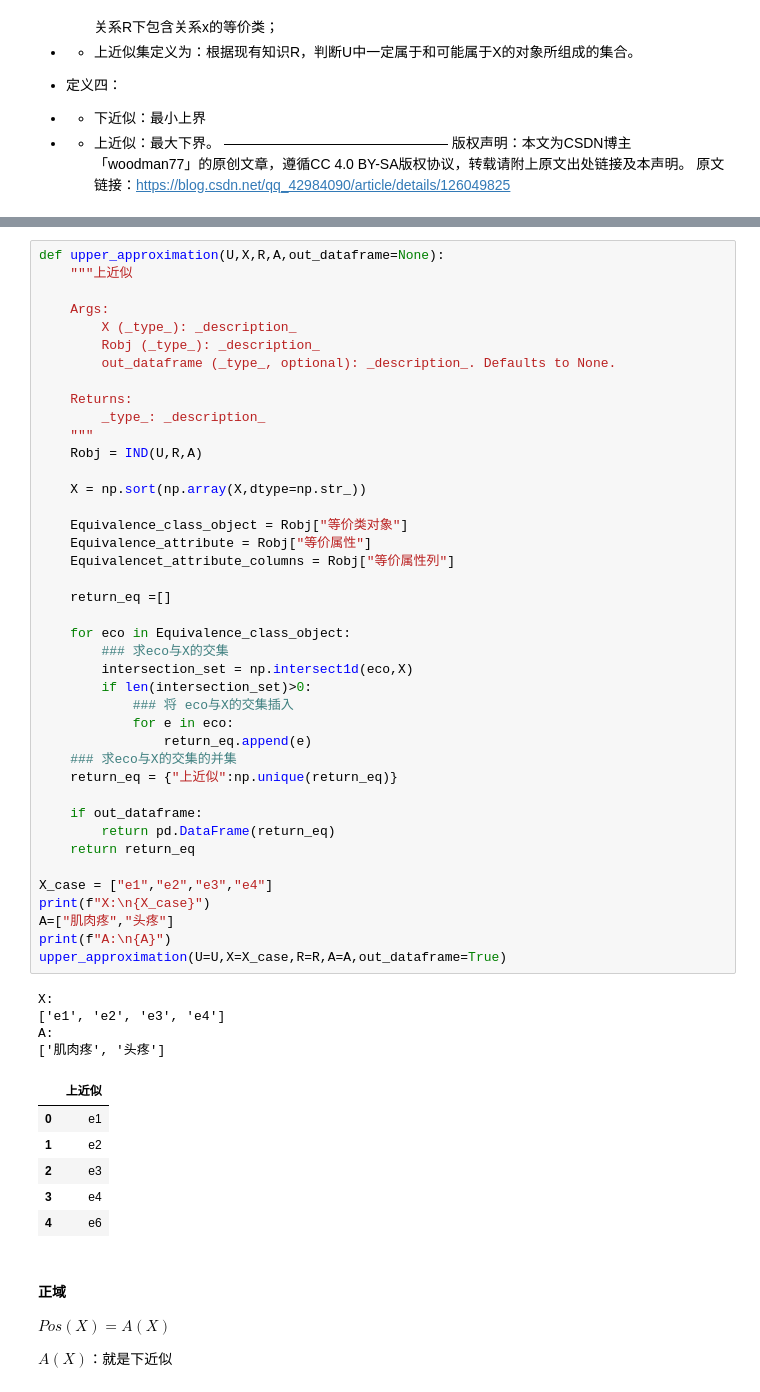
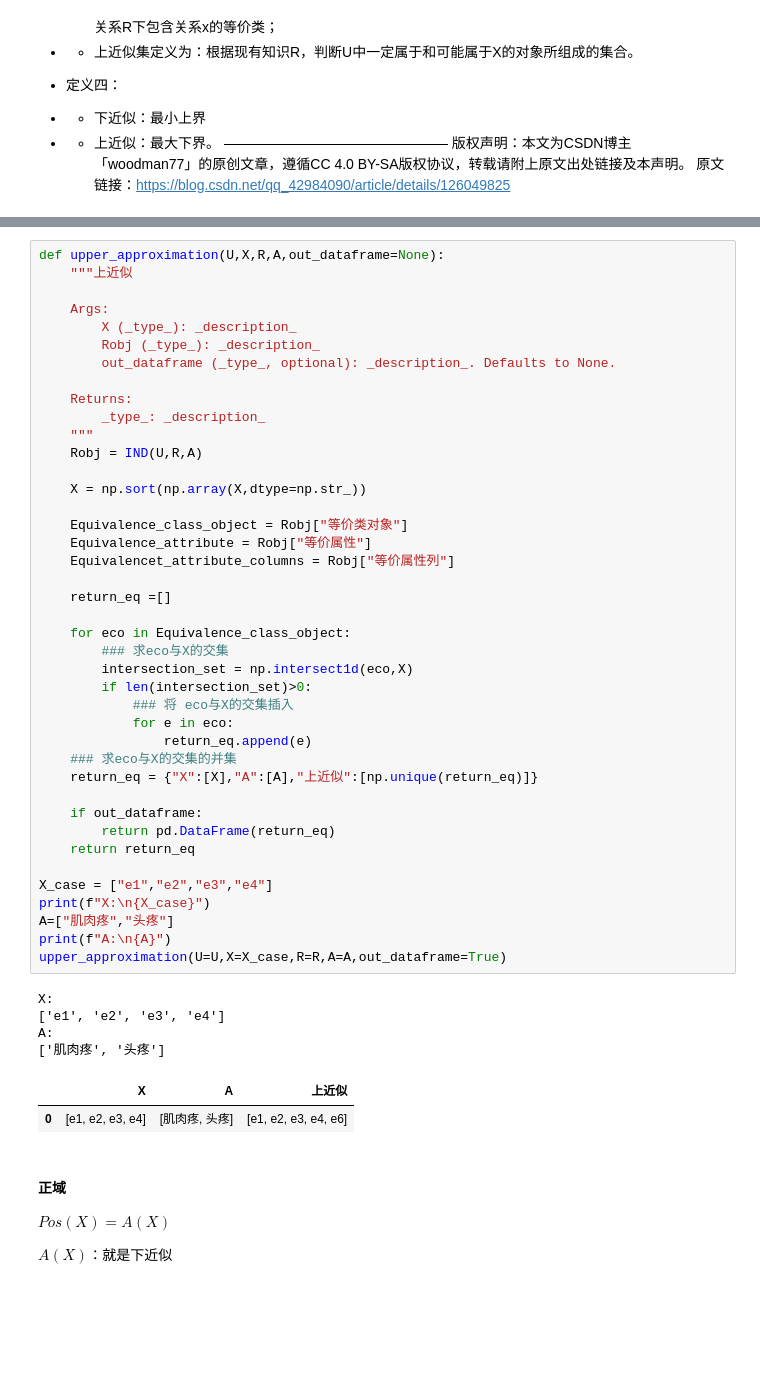
Before and after one commit to YiyaoZhang9527/Algorithm-class-at-Huai-Vocational-College, a Jupyter notebook: 数据预处理/特征选择/离散特征选择方法/粗糙集属性约减/粗糙集基础知识.ipynb, the cells around one changed output, grey strips where cells are left out. Saved outputs shown, nothing was run; the diff lists cells and outputs as text; blank space fills up the shorter version.

```diff
--- a/数据预处理/特征选择/离散特征选择方法/粗糙集属性约减/粗糙集基础知识.ipynb
+++ b/数据预处理/特征选择/离散特征选择方法/粗糙集属性约减/粗糙集基础知识.ipynb
@@ -390,40 +390,36 @@ def upper_approximation(U,X,R,A,out_dataframe=None):
 
     Equivalence_class_object = Robj["等价类对象"]
     Equivalence_attribute = Robj["等价属性"]
     Equivalencet_attribute_columns = Robj["等价属性列"]
 
     return_eq =[]
 
     for eco in Equivalence_class_object:
         ### 求eco与X的交集
         intersection_set = np.intersect1d(eco,X)
         if len(intersection_set)>0:
             ### 将 eco与X的交集插入
             for e in eco:
                 return_eq.append(e)
     ### 求eco与X的交集的并集
-    return_eq = {"上近似":np.unique(return_eq)}
+    return_eq = {"X":[X],"A":[A],"上近似":[np.unique(return_eq)]}
 
     if out_dataframe:
         return pd.DataFrame(return_eq)
     return return_eq
 
 X_case = ["e1","e2","e3","e4"]
 print(f"X:\n{X_case}")
 A=["肌肉疼","头疼"]
 print(f"A:\n{A}")
 upper_approximation(U=U,X=X_case,R=R,A=A,out_dataframe=True)
 # %% [output]
 X:
 ['e1', 'e2', 'e3', 'e4']
 A:
 ['肌肉疼', '头疼']
-|  | 上近似 |
-| 0 | e1 |
-| 1 | e2 |
-| 2 | e3 |
-| 3 | e4 |
-| 4 | e6 |
+|  | X | A | 上近似 |
+| 0 | [e1, e2, e3, e4] | [肌肉疼, 头疼] | [e1, e2, e3, e4, e6] |
 # %% [markdown]
 #### 正域
 $ Pos(X) = A(X) $
```
Also changed, not shown: parts of 6 cells of this notebook.
